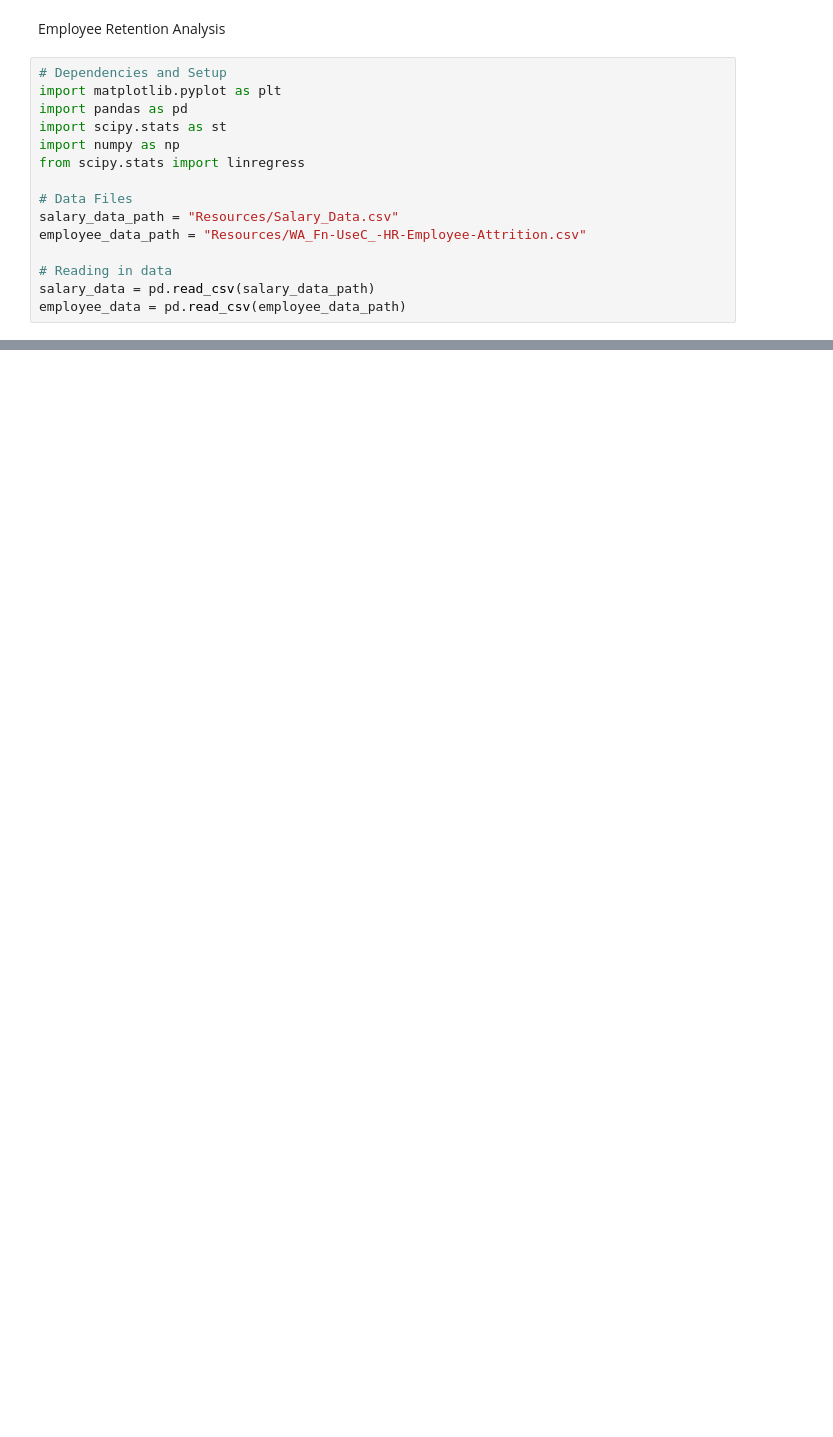
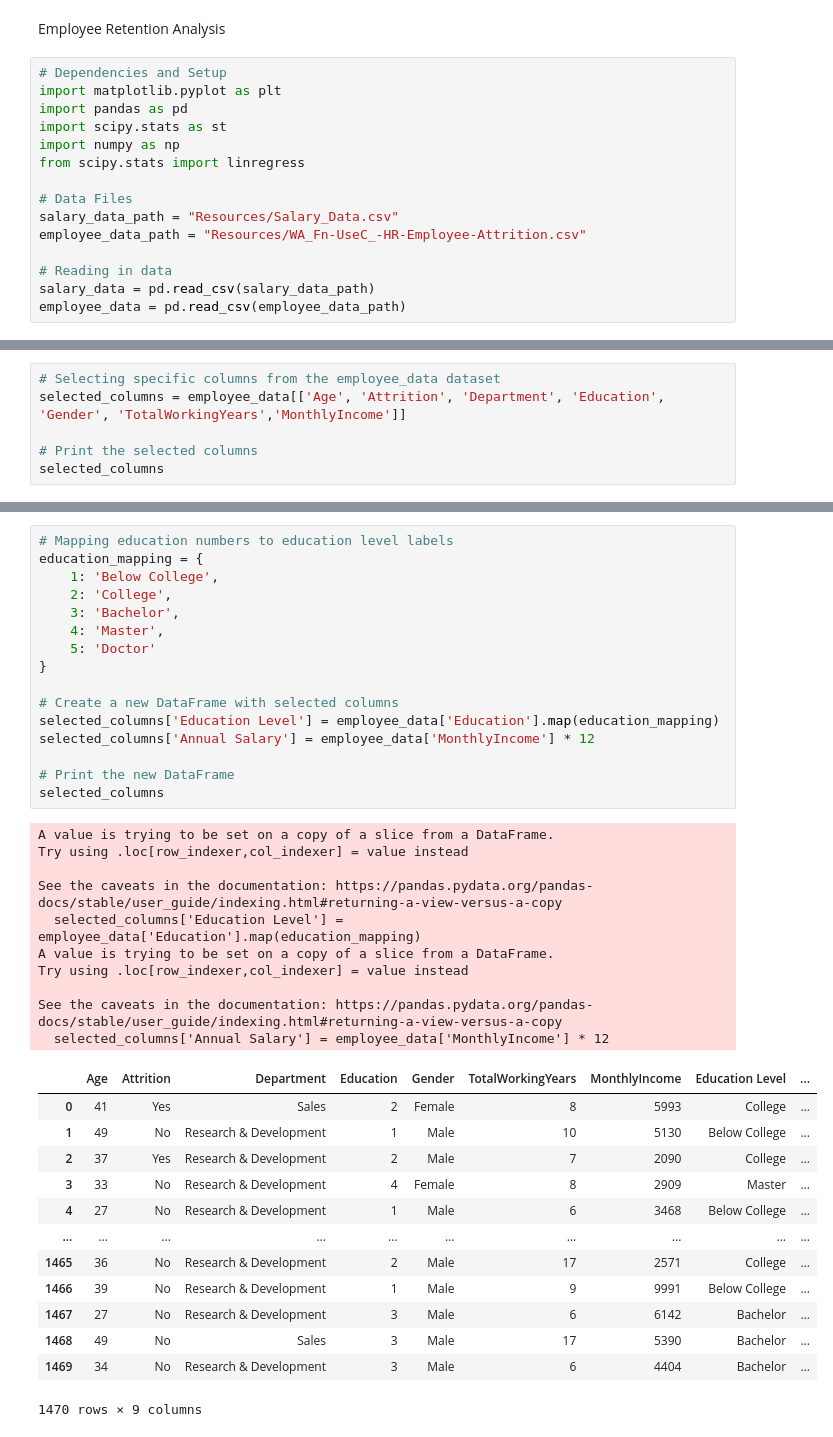
Before and after one commit to cnm92211/rut23-team1-project-one, a Jupyter notebook: employee_retention.ipynb, the cells around one changed output, grey strips where cells are left out. Drawn from its saved outputs; the diff is of its cells as text; blank space fills up the shorter version.

```diff
--- a/employee_retention.ipynb
+++ b/employee_retention.ipynb
@@ -119,0 +119,6 @@ employee_data
+# %%
+# Selecting specific columns from the employee_data dataset
+selected_columns = employee_data[['Age', 'Attrition', 'Department', 'Education', 'Gender', 'TotalWorkingYears','MonthlyIncome']]
+
+# Print the selected columns
+selected_columns
@@ -119,0 +139,40 @@ employee_data
+# %%
+# Mapping education numbers to education level labels
+education_mapping = {
+    1: 'Below College',
+    2: 'College',
+    3: 'Bachelor',
+    4: 'Master',
+    5: 'Doctor'
+}
+
+# Create a new DataFrame with selected columns
+selected_columns['Education Level'] = employee_data['Education'].map(education_mapping)
+selected_columns['Annual Salary'] = employee_data['MonthlyIncome'] * 12
+
+# Print the new DataFrame
+selected_columns
+# %% [output]
+A value is trying to be set on a copy of a slice from a DataFrame.
+Try using .loc[row_indexer,col_indexer] = value instead
+
+See the caveats in the documentation: https://pandas.pydata.org/pandas-docs/stable/user_guide/indexing.html#returning-a-view-versus-a-copy
+  selected_columns['Education Level'] = employee_data['Education'].map(education_mapping)
+A value is trying to be set on a copy of a slice from a DataFrame.
+Try using .loc[row_indexer,col_indexer] = value instead
+
+See the caveats in the documentation: https://pandas.pydata.org/pandas-docs/stable/user_guide/indexing.html#returning-a-view-versus-a-copy
+  selected_columns['Annual Salary'] = employee_data['MonthlyIncome'] * 12
+|  | Age | Attrition | Department | Education | Gender | TotalWorkingYears | MonthlyIncome | Education Level | ... |
+| 0 | 41 | Yes | Sales | 2 | Female | 8 | 5993 | College | ... |
+| 1 | 49 | No | Research & Development | 1 | Male | 10 | 5130 | Below College | ... |
+| 2 | 37 | Yes | Research & Development | 2 | Male | 7 | 2090 | College | ... |
+| 3 | 33 | No | Research & Development | 4 | Female | 8 | 2909 | Master | ... |
+| 4 | 27 | No | Research & Development | 1 | Male | 6 | 3468 | Below College | ... |
+| ... | ... | ... | ... | ... | ... | ... | ... | ... | ... |
+| 1465 | 36 | No | Research & Development | 2 | Male | 17 | 2571 | College | ... |
+| 1466 | 39 | No | Research & Development | 1 | Male | 9 | 9991 | Below College | ... |
+| 1467 | 27 | No | Research & Development | 3 | Male | 6 | 6142 | Bachelor | ... |
+| 1468 | 49 | No | Sales | 3 | Male | 17 | 5390 | Bachelor | ... |
+| 1469 | 34 | No | Research & Development | 3 | Male | 6 | 4404 | Bachelor | ... |
+1470 rows × 9 columns
```
Also changed, not shown: parts of 11 cells of this notebook, 5 other files.
